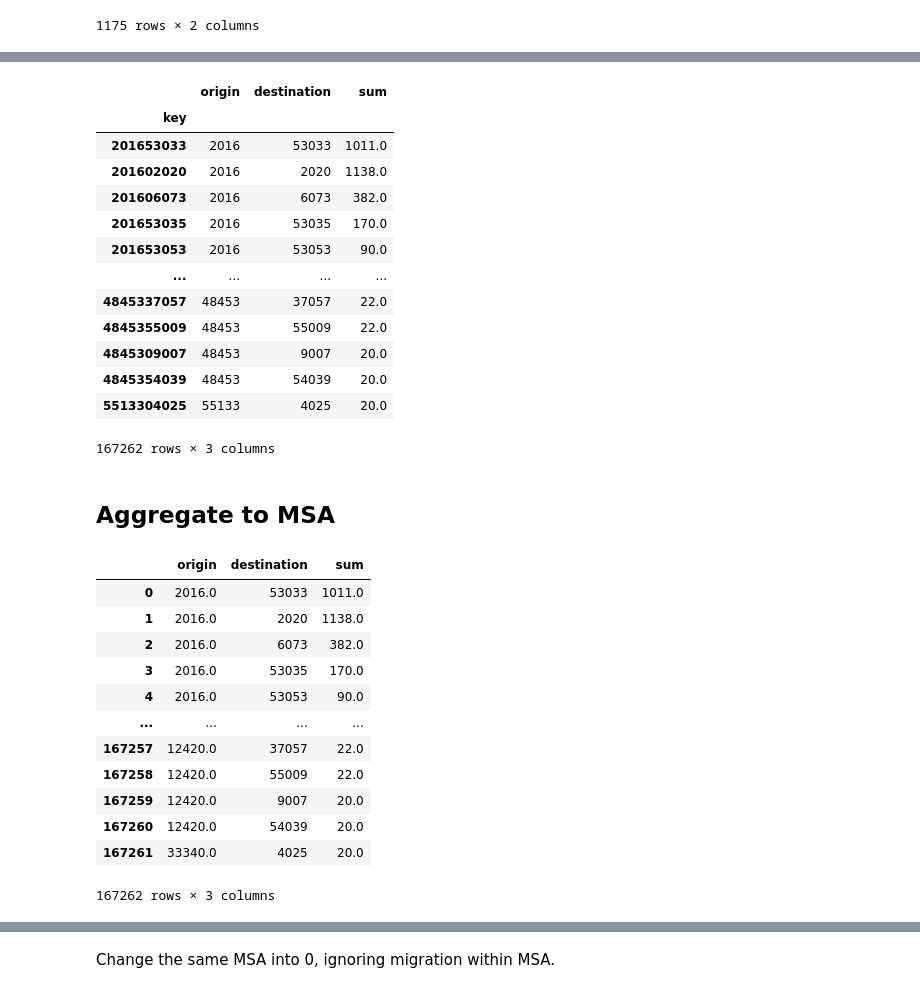
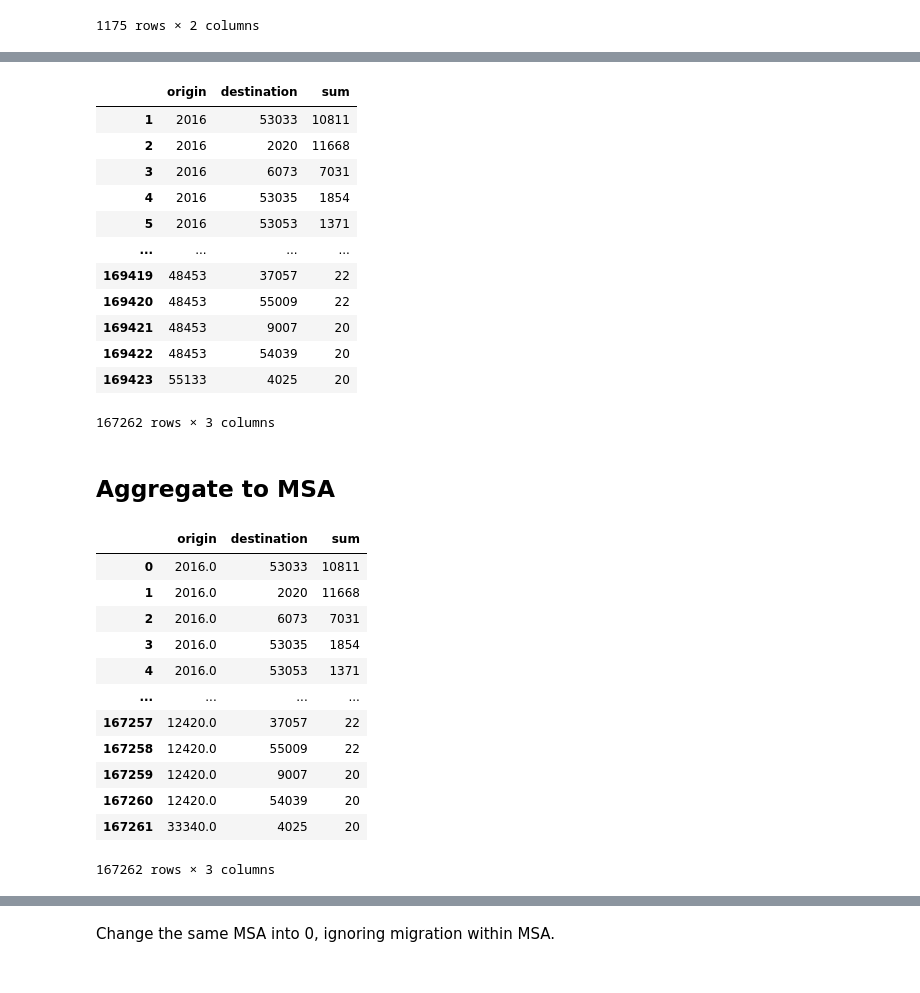
Before and after one commit to petrasovaa/US-migration-matrix-analysis, a Jupyter notebook: inflow_outflow_MSA.ipynb, the cells around one changed output, grey strips where cells are left out. Saved outputs shown, nothing was run; the diff lists cells and outputs as text; code cells hidden in the pictures.

```diff
--- a/inflow_outflow_MSA.ipynb
+++ b/inflow_outflow_MSA.ipynb
@@ -5,7 +5,7 @@ import pysal as ps
 import numpy as np
 import pandas as pd
 counties = '/home/anna/data/FUTURES/counties/us_county.shp'
-migration_table = '/home/anna/Projects/FUTURES/migration/migration_table.csv'
+migration_table = '/home/anna/Projects/FUTURES/migration/migration_table_v4.csv'
 msa_table = '/home/anna/Projects/FUTURES/data/recode_counties_MSA.txt'
 # %% [markdown]
 ## Process migration table
@@ -26,3 +26,7 @@ msa
 | 1173 | 6101 | 49700 |
 | 1174 | 4027 | 49740 |
 1175 rows × 2 columns
+# %%
+df_migration = pd.read_csv(migration_table, index_col=0,  dtype={"origin": "Int64", "destination": "int64"})
+df_migration = df_migration.drop(columns=['key', 'NA'])
+df_migration
@@ -29,25 +47,23 @@ msa
 # %%
-df_migration = pd.read_csv(migration_table, index_col=2,  dtype={"origin": "Int64", "destination": "int64"})
 # sum over years
-df_migration['sum'] = df_migration.loc[:,'1990':'2015'].sum(1)
-df_migration = df_migration.drop(columns=df_migration.loc[:,'1990':'2015'])
+df_migration['sum'] = df_migration.loc[:,'X1990':'X2015'].sum(1)
+df_migration = df_migration.drop(columns=df_migration.loc[:,'X1990':'X2015'])
 df_migration = df_migration[~df_migration.origin.isin([57001, 57003, 57005, 57007])]
 df_migration.loc[df_migration.origin == df_migration.destination, 'sum'] = 0
 df_migration
 # %% [output]
 |  | origin | destination | sum |
-| key |  |  |  |
-| 201653033 | 2016 | 53033 | 1011.0 |
-| 201602020 | 2016 | 2020 | 1138.0 |
-| 201606073 | 2016 | 6073 | 382.0 |
-| 201653035 | 2016 | 53035 | 170.0 |
-| 201653053 | 2016 | 53053 | 90.0 |
+| 1 | 2016 | 53033 | 10811 |
+| 2 | 2016 | 2020 | 11668 |
+| 3 | 2016 | 6073 | 7031 |
+| 4 | 2016 | 53035 | 1854 |
+| 5 | 2016 | 53053 | 1371 |
 | ... | ... | ... | ... |
-| 4845337057 | 48453 | 37057 | 22.0 |
-| 4845355009 | 48453 | 55009 | 22.0 |
-| 4845309007 | 48453 | 9007 | 20.0 |
-| 4845354039 | 48453 | 54039 | 20.0 |
-| 5513304025 | 55133 | 4025 | 20.0 |
+| 169419 | 48453 | 37057 | 22 |
+| 169420 | 48453 | 55009 | 22 |
+| 169421 | 48453 | 9007 | 20 |
+| 169422 | 48453 | 54039 | 20 |
+| 169423 | 55133 | 4025 | 20 |
 167262 rows × 3 columns
 # %% [markdown]
 ## Aggregate to MSA
@@ -61,17 +77,17 @@ df1 = df1[['origin', 'destination', 'sum']]
 display(df1)
 # %% [output]
 |  | origin | destination | sum |
-| 0 | 2016.0 | 53033 | 1011.0 |
-| 1 | 2016.0 | 2020 | 1138.0 |
-| 2 | 2016.0 | 6073 | 382.0 |
-| 3 | 2016.0 | 53035 | 170.0 |
-| 4 | 2016.0 | 53053 | 90.0 |
+| 0 | 2016.0 | 53033 | 10811 |
+| 1 | 2016.0 | 2020 | 11668 |
+| 2 | 2016.0 | 6073 | 7031 |
+| 3 | 2016.0 | 53035 | 1854 |
+| 4 | 2016.0 | 53053 | 1371 |
 | ... | ... | ... | ... |
-| 167257 | 12420.0 | 37057 | 22.0 |
-| 167258 | 12420.0 | 55009 | 22.0 |
-| 167259 | 12420.0 | 9007 | 20.0 |
-| 167260 | 12420.0 | 54039 | 20.0 |
-| 167261 | 33340.0 | 4025 | 20.0 |
+| 167257 | 12420.0 | 37057 | 22 |
+| 167258 | 12420.0 | 55009 | 22 |
+| 167259 | 12420.0 | 9007 | 20 |
+| 167260 | 12420.0 | 54039 | 20 |
+| 167261 | 33340.0 | 4025 | 20 |
 167262 rows × 3 columns
 # %%
 # aggregate destination column
```
Also changed, not shown: parts of 8 cells of this notebook.
